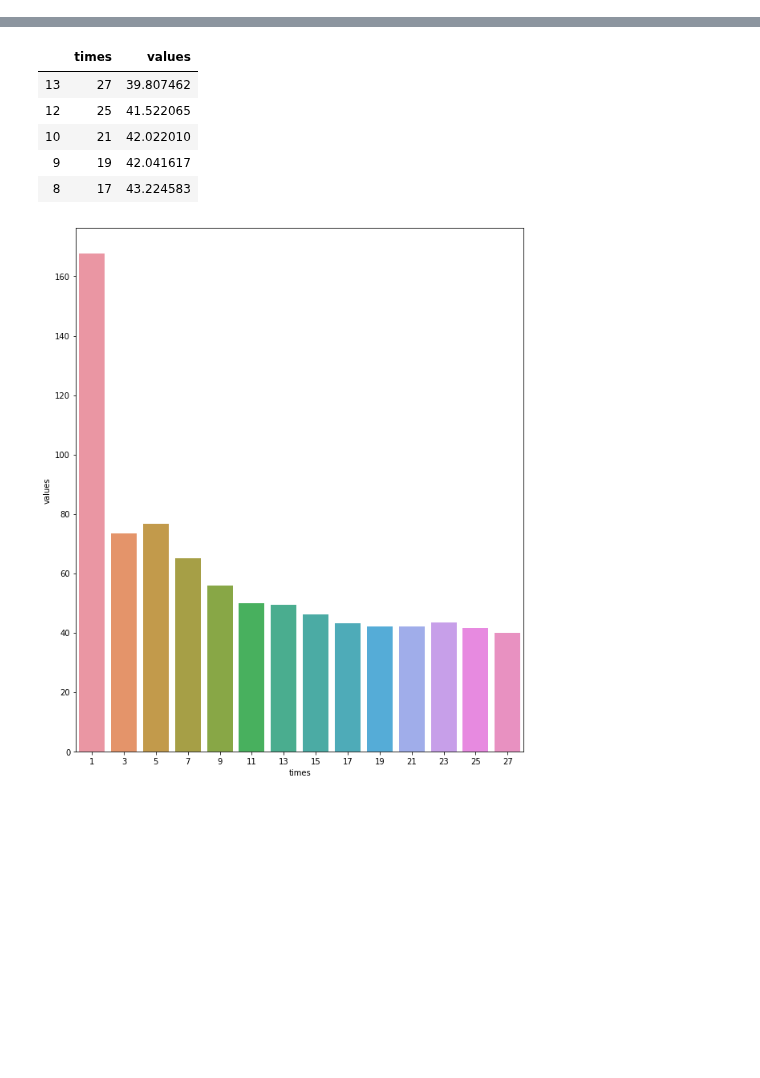
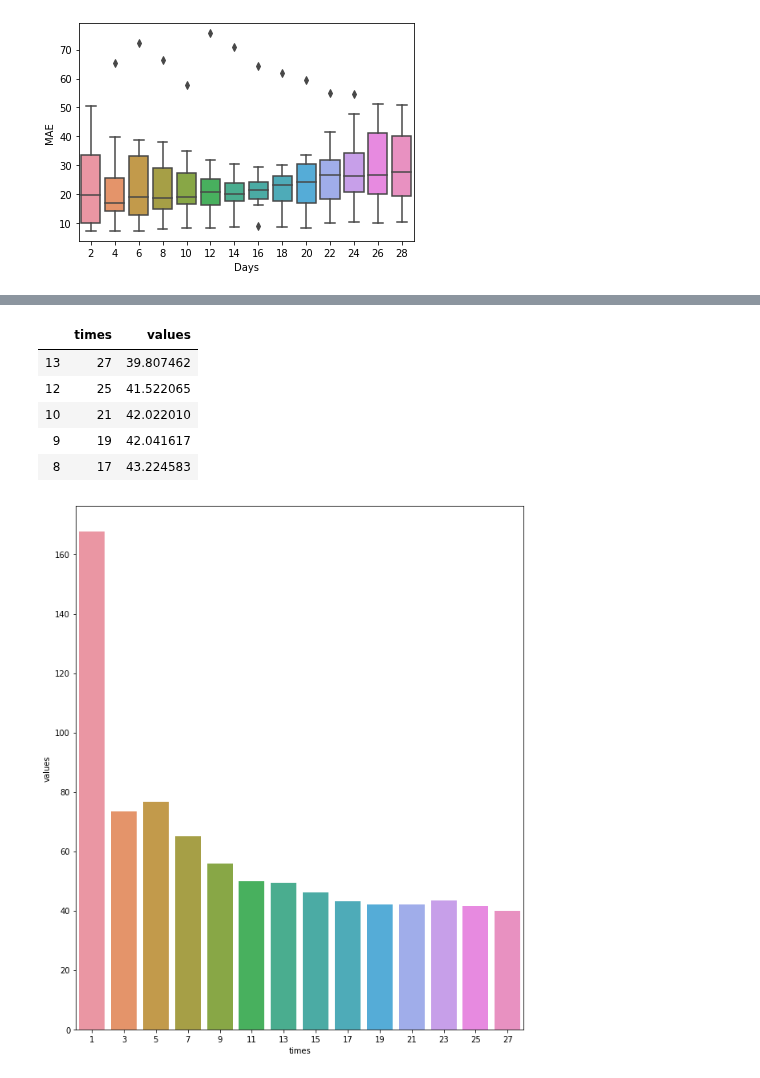
Before and after one commit to jrudascas/security_project, a Jupyter notebook: modelo_percepcion/prueba tiempos.ipynb, the cells around one changed output, grey strips where cells are left out. Saved outputs shown, nothing was run; the diff lists cells and outputs as text; code cells hidden in the pictures; blank space fills up the shorter version.

```diff
--- a/modelo_percepcion/prueba tiempos.ipynb
+++ b/modelo_percepcion/prueba tiempos.ipynb
@@ -89 +108,12 @@ dict_keys([('2019-04-01 00:00', '2019-05-01 00:00'), ('2019-05-01 00:00', '2019-
+# %%
+values=[]
+for i in results_by_split:
+    for j in results_by_split[i][0]:
+        values.append([j,results_by_split[i][0][j]['MAE']])
+values=pd.DataFrame(values,columns=['Days','MAE'])
+# %%
+sns.boxplot(data=values,x='Days',y='MAE')
+g.get_figure().savefig('results/figures/MAE_days.pdf')
+# %% [output]
+[figure, added]
 # %%
```
Also changed, not shown: parts of 7 cells of this notebook, 24 other files.
